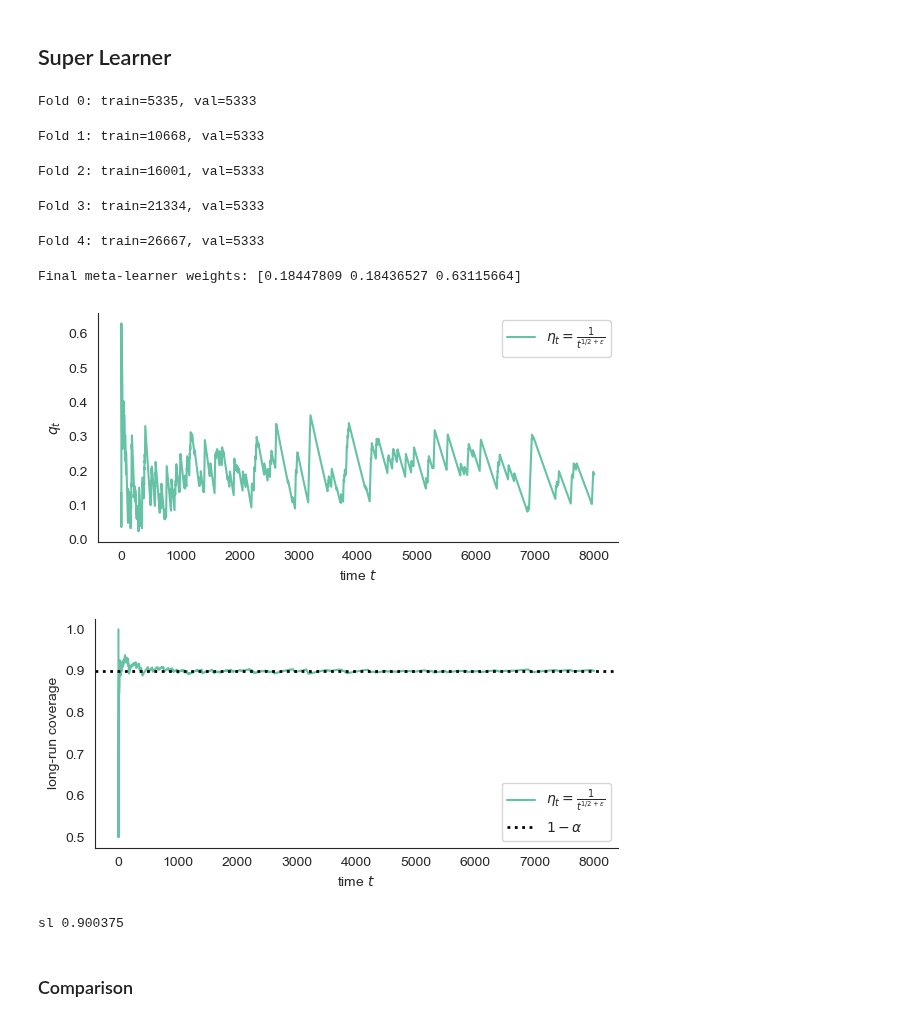
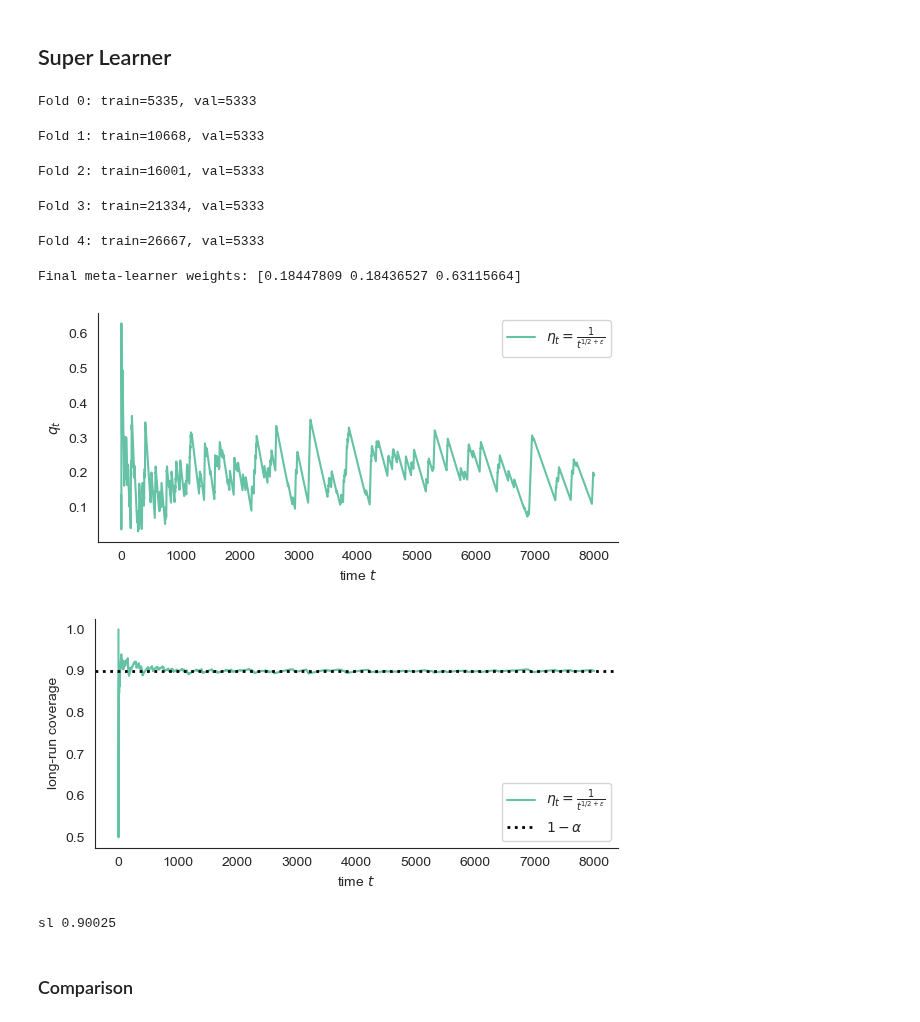
Before and after one commit to victorianian610/Online-Conformal-Prediction-with-SuperLearning-, a Jupyter notebook: Jump_Diffusion/Sim2/ARCH_sim2.ipynb, the cells around one changed output. Cells and saved outputs as stored; diff of their text form; code cells hidden in the pictures.

```diff
--- a/Jump_Diffusion/Sim2/ARCH_sim2.ipynb
+++ b/Jump_Diffusion/Sim2/ARCH_sim2.ipynb
@@ -878,39 +878,49 @@ def super_learner_garch(y, n_splits=5, refit_every=20):
     # --- 3. Final refit on full training set ---
     garch_full1 = garch_forecast(y, train_size,
                                  mean='AR', lags=1, p=1, q=1, dist='t',
                                  refit_every=refit_every)
     garch_full2 = garch_forecast(y, train_size,
                                   mean='AR', lags=1, vol='EGARCH', p=1, q=1,
                                   dist='t', refit_every=20)
     garch_full3 = garch_forecast(y, train_size,
                                   mean='AR', lags=2, vol='GARCH', p=2, q=2, dist='skewt', refit_every=50)
 
     X_test_meta = np.column_stack([garch_full1, garch_full2, garch_full3])
-    super_preds = X_test_meta @ meta_weights
+    T_test = len(y_test)
+    super_preds = np.zeros(T_test)
+    weights_hist = np.zeros((T_test, 3))
+    w = meta_weights.copy()
+    for t in range(T_test):
+        # update weight using past only (0..t-1)
+        if t > 0:
+            w = optimize_weights(X_test_meta[:t], y_test[:t])
 
-    return super_preds, meta_weights
+        super_preds[t] = X_test_meta[t] @ w
+        weights_hist[t] = w
+
+    return super_preds, weights_hist
 
 y = y_observed.to_numpy()
-super_preds, meta_weights = super_learner_garch(y, n_splits=5)
+super_preds, weights_hist = super_learner_garch(y, n_splits=5)
 
 # Evaluate coverage
 results_sl = compute_coverage_metrics(
     y_true_test, super_preds,
     alpha=0.1, epsilon=0.1, W=1000, C=1
 )
 plot_coverage_results(results_sl, alpha=0.1, W=1000)
 
 print(f"sl", np.mean(results_sl['observed_coverages_decaying']))
 # %% [output]
 Fold 0: train=5335, val=5333
 Fold 1: train=10668, val=5333
 Fold 2: train=16001, val=5333
 Fold 3: train=21334, val=5333
 Fold 4: train=26667, val=5333
 Final meta-learner weights: [0.18447809 0.18436527 0.63115664]
-[figure, old version]
+[figure, new version]
 [figure]
-sl 0.900375
+sl 0.90025
 # %% [markdown]
 ### Comparison
 # %%
```
Also changed, not shown: parts of 6 cells of this notebook.
